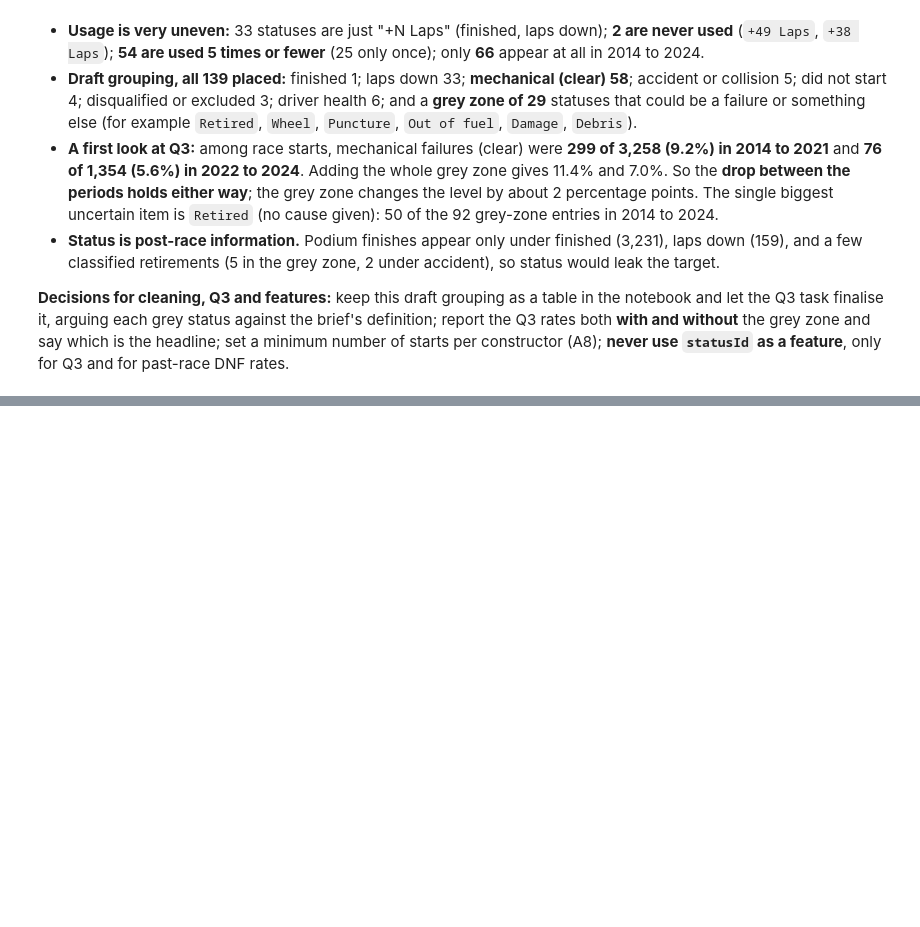
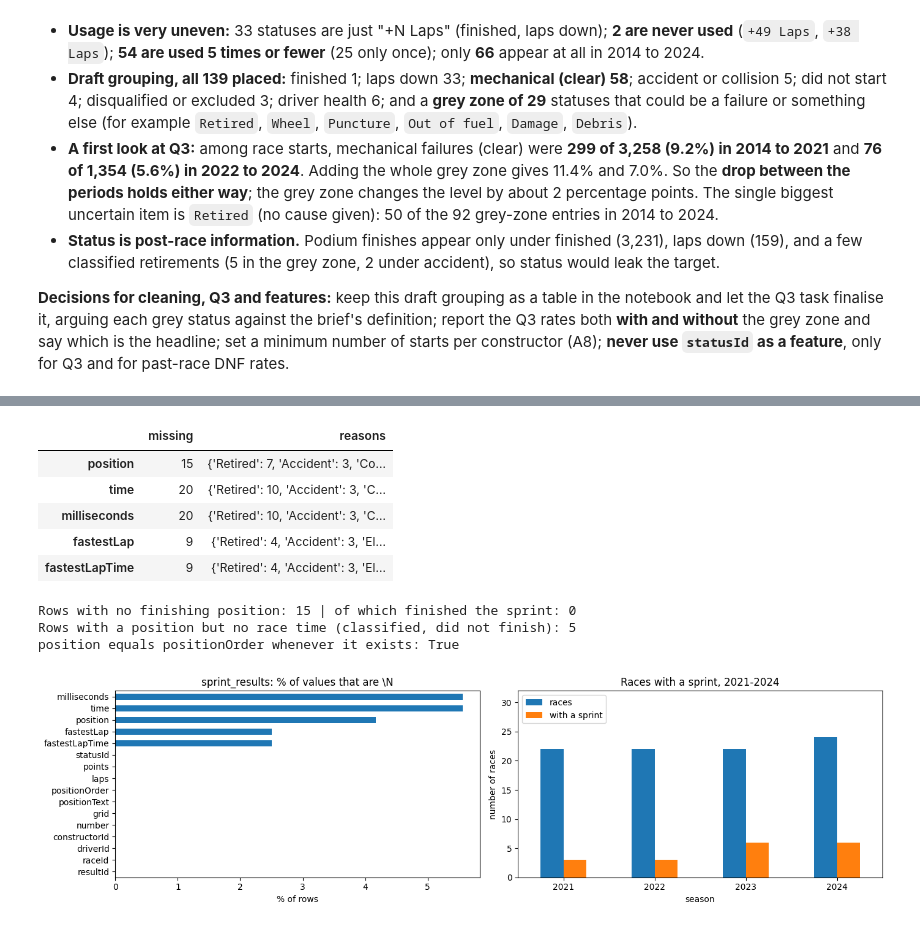
Before and after one commit to sal-tarek/ACL_F1_Predictions, a Jupyter notebook: sasa-dany-ms1-pre-cleaning.ipynb, the cells around one changed output, grey strips where cells are left out. Cells and saved outputs as stored; diff of their text form; code cells hidden in the pictures; blank space fills up the shorter version.

Commit message:
B1: sprint_results - 18 sprints, exactly 20 rows each, only 1.6% of races, empty cells mean did not finish

```diff
--- a/sasa-dany-ms1-pre-cleaning.ipynb
+++ b/sasa-dany-ms1-pre-cleaning.ipynb
@@ -1269,0 +1277,69 @@ Groups that contain podium finishes: ['accident or collision', 'finished', 'fini
+# %%
+# ==========================================================================================
+# B1 · sprint_results: profile, keys, grain, coverage, and why values are missing
+# ==========================================================================================
+
+# Why: sprint_results looks like a small copy of results, but only for the short Saturday "sprint" races (2021 onward).
+# Before deciding anything about it, we check what one row means, which races it covers, and why some cells are empty.
+sp = as_num(raw["sprint_results"])     # exploring copy of sprint_results (raw stays untouched)
+sp["year"] = year_of(sp)               # the season of each sprint
+
+# ---------- 1. Profile card and keys ----------
+display(profile("sprint_results"))
+print(pk_check("sprint_results", ["resultId"]))                  # the table's own id
+print(pk_check("sprint_results", ["raceId", "driverId"]))        # one row per driver per sprint? (the grain we need)
+print("Columns that results has but sprint_results does not:", sorted(set(raw["results"].columns) - set(raw["sprint_results"].columns)))
+
+# ---------- 2. Grain: what is one row, and is every sprint complete? ----------
+print("Rows:", len(sp), "| different sprints:", sp.raceId.nunique(), "| drivers:", sp.driverId.nunique(),
+      "| constructors:", sp.constructorId.nunique())
+print("Drivers per sprint:", sp.groupby("raceId").size().value_counts().to_dict())          # {20: 18} means every sprint has 20 rows
+order = sp.groupby("raceId").positionOrder.agg(["min", "max", "nunique", "size"])             # finishing order must run 1..20 with no gaps
+print("Finishing order is exactly 1..n in every sprint:", bool(((order["min"] == 1) & (order["max"] == order["size"]) & (order["nunique"] == order["size"])).all()))
+
+# ---------- 3. Coverage: which races had a sprint? ----------
+sprint_weekends = sp.groupby("year").raceId.nunique()                                         # sprints per season
+races_per_year = races[races.year >= 2021].groupby("year").size()                              # all races per season
+coverage = pd.DataFrame({"races": races_per_year, "with a sprint": sprint_weekends}).fillna(0).astype(int)
+coverage["share %"] = (coverage["with a sprint"] / coverage["races"] * 100).round(0)
+display(coverage)
+print("Share of ALL", len(races), "races that have a sprint:", round(sp.raceId.nunique() / len(races) * 100, 1), "%")
+
+# ---------- 4. Does the sprint table agree with races and results? ----------
+sprint_dates = pd.to_datetime(races.sprint_date)                                              # text -> date (copy)
+has_sprint = races[sprint_dates.notna()]
+print("Same sprints as the races table says:", set(sp.raceId) == set(has_sprint.raceId))
+print("Days between the sprint and the main race:", (has_sprint.date - sprint_dates[sprint_dates.notna()]).dt.days.value_counts().to_dict())
+race_rows = results[["raceId", "driverId", "constructorId"]].astype(int)                      # the main race entries
+check = sp[["raceId", "driverId", "constructorId"]].merge(race_rows, on=["raceId", "driverId"], how="left",
+                                                          suffixes=("", "_race"), indicator=True)
+print("Sprinters with no row in the main race:", int((check._merge != "both").sum()),
+      "| racing for a different team in the main race:", int((check.constructorId != check.constructorId_race).sum()))
+
+# ---------- 5. Why are some cells empty? ----------
+status_name = as_num(raw["status"]).set_index("statusId").status
+sp["status"] = sp.statusId.map(status_name)                                                   # why the sprint ended for this driver
+missing = pd.DataFrame({col: {"missing": int(sp[col].isna().sum()),
+                              "reasons": sp[sp[col].isna()].status.value_counts().to_dict()}
+                        for col in ["position", "time", "milliseconds", "fastestLap", "fastestLapTime"]}).T
+pd.set_option("display.max_colwidth", 200)                                                    # show the whole list of reasons
+display(missing)
+print("Rows with no finishing position:", int(sp.position.isna().sum()),
+      "| of which finished the sprint:", int((sp.position.isna() & (sp.status == "Finished")).sum()))
+print("Rows with a position but no race time (classified, did not finish):", int((sp.position.notna() & sp.time.isna()).sum()))
+print("position equals positionOrder whenever it exists:", bool((sp.position.dropna() == sp.positionOrder[sp.position.notna()]).all()))
+
+# ---------- 6. Plots (saved for the report) ----------
+os.makedirs("figures", exist_ok=True)
+fig, ax = plt.subplots(1, 2, figsize=(14, 4))
+profile("sprint_results")["sentinel_%"].sort_values().plot.barh(ax=ax[0], title="sprint_results: % of values that are \\N")
+ax[0].set_xlabel("% of rows")
+coverage[["races", "with a sprint"]].plot.bar(ax=ax[1], rot=0, title="Races with a sprint, 2021-2024")
+ax[1].set_xlabel("season")
+ax[1].set_ylabel("number of races")
+ax[1].set_ylim(0, 32)                                  # leave room above the bars for the legend
+ax[1].legend(loc="upper left")
+plt.tight_layout()
+plt.savefig("figures/B1_sprint_results.png", dpi=120, bbox_inches="tight")
+plt.show()
+# %% [output]
@@ -1269,0 +1379,10 @@ Groups that contain podium finishes: ['accident or collision', 'finished', 'fini
+|  | missing | reasons |
+| position | 15 | {'Retired': 7, 'Accident': 3, 'Co... |
+| time | 20 | {'Retired': 10, 'Accident': 3, 'C... |
+| milliseconds | 20 | {'Retired': 10, 'Accident': 3, 'C... |
+| fastestLap | 9 | {'Retired': 4, 'Accident': 3, 'El... |
+| fastestLapTime | 9 | {'Retired': 4, 'Accident': 3, 'El... |
+Rows with no finishing position: 15 | of which finished the sprint: 0
+Rows with a position but no race time (classified, did not finish): 5
+position equals positionOrder whenever it exists: True
+[figure, added]
```
Also changed, not shown: parts of 3 cells of this notebook.
